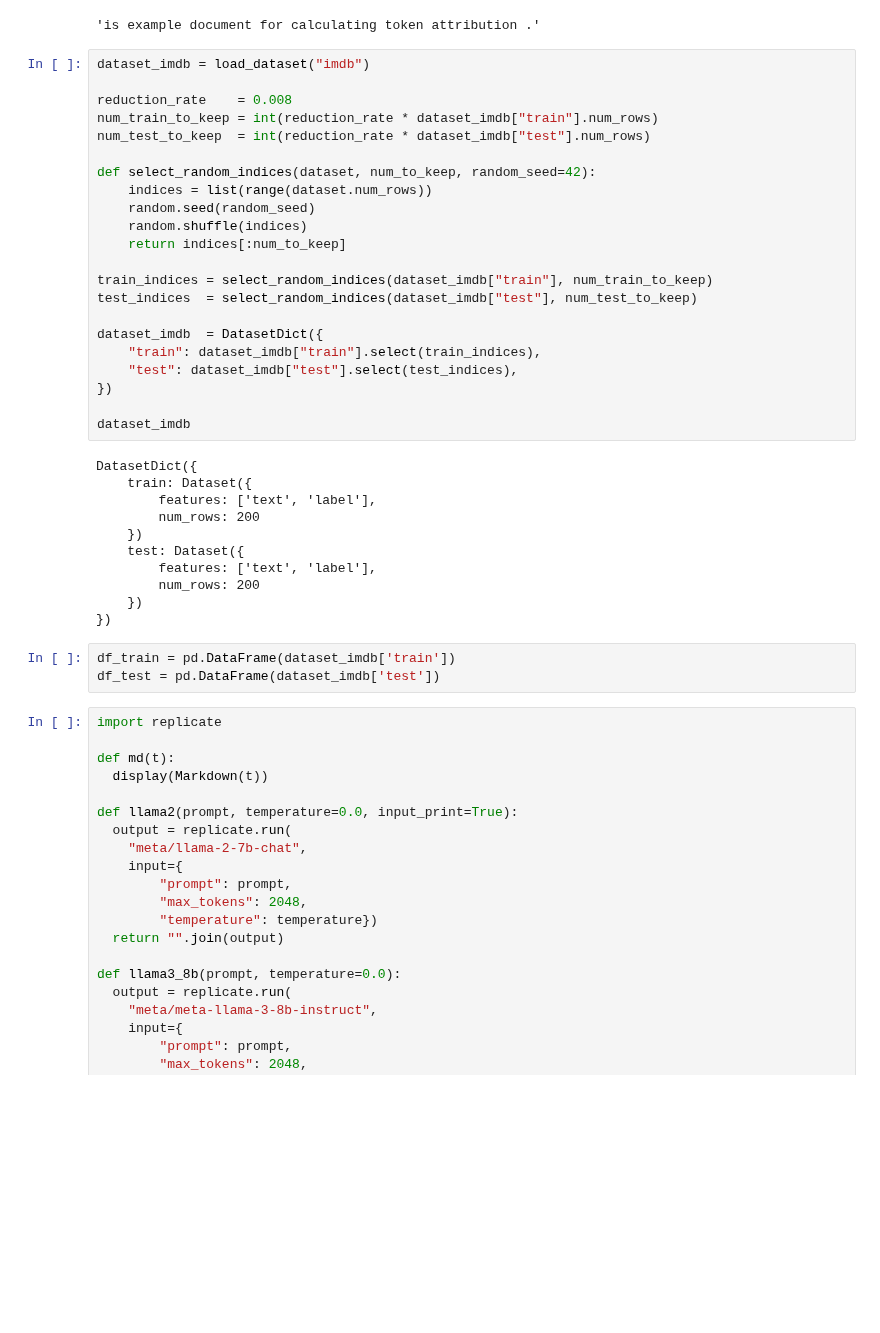
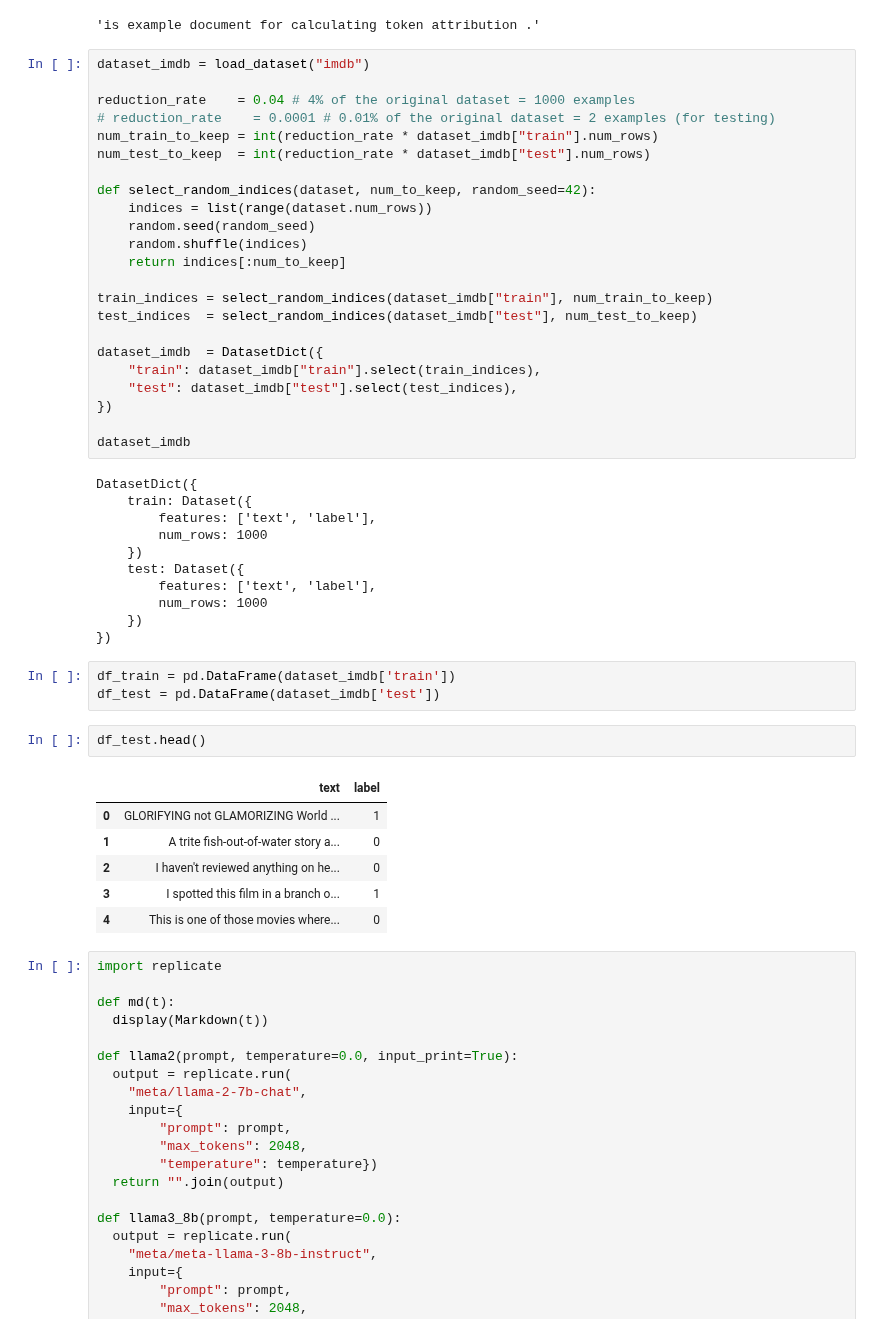
Before and after one commit to Starscream-11813/Frugal-ICL, a Jupyter notebook: frugal_ICL_clean.ipynb, the cells around one changed output. Saved outputs shown, nothing was run; the diff lists cells and outputs as text; blank space fills up the shorter version.

```diff
--- a/frugal_ICL_clean.ipynb
+++ b/frugal_ICL_clean.ipynb
@@ -457,7 +581,8 @@ get_frugal_globenc(SENTENCE, percentage=80.0)
 # %%
 dataset_imdb = load_dataset("imdb")
 
-reduction_rate    = 0.008
+reduction_rate    = 0.04 # 4% of the original dataset = 1000 examples
+# reduction_rate    = 0.0001 # 0.01% of the original dataset = 2 examples (for testing)
 num_train_to_keep = int(reduction_rate * dataset_imdb["train"].num_rows)
 num_test_to_keep  = int(reduction_rate * dataset_imdb["test"].num_rows)
 
@@ -480,16 +605,25 @@ dataset_imdb
 DatasetDict({
     train: Dataset({
         features: ['text', 'label'],
-        num_rows: 200
+        num_rows: 1000
     })
     test: Dataset({
         features: ['text', 'label'],
-        num_rows: 200
+        num_rows: 1000
     })
 })
 # %%
 df_train = pd.DataFrame(dataset_imdb['train'])
 df_test = pd.DataFrame(dataset_imdb['test'])
+# %%
+df_test.head()
+# %% [output]
+|  | text | label |
+| 0 | GLORIFYING not GLAMORIZING World ... | 1 |
+| 1 | A trite fish-out-of-water story a... | 0 |
+| 2 | I haven't reviewed anything on he... | 0 |
+| 3 | I spotted this film in a branch o... | 1 |
+| 4 | This is one of those movies where... | 0 |
 # %%
 import replicate
 
```
Also changed, not shown: parts of 22 cells of this notebook, 9 other files.
